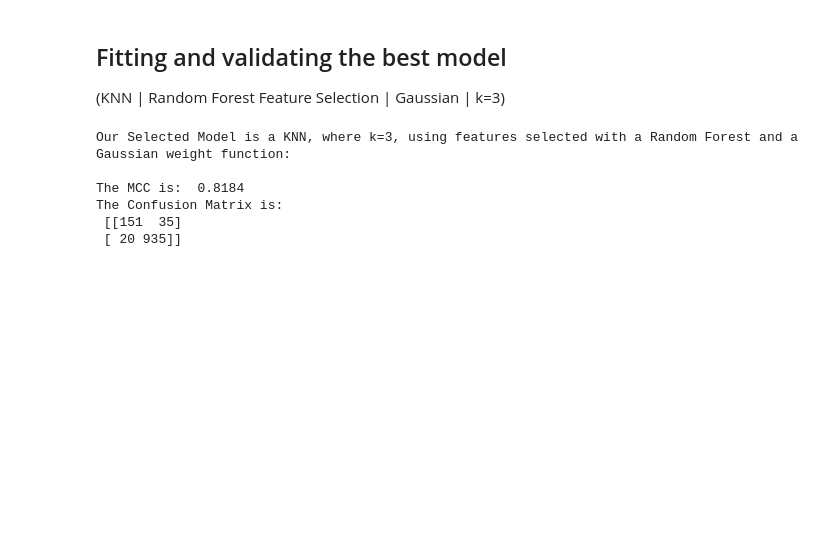
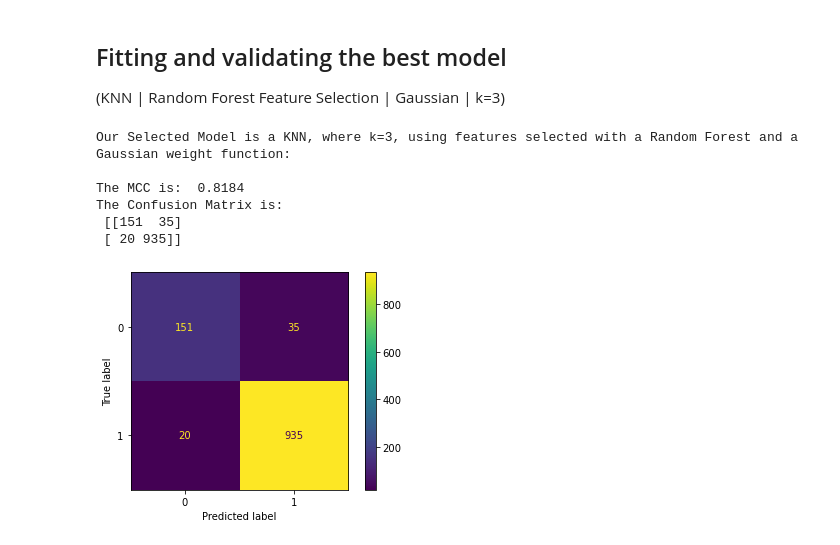
Before and after one commit to csimoes-eto/AA2HA, a Jupyter notebook: notebook.ipynb, the cells around one changed output. Cells and saved outputs as stored; diff of their text form; code cells hidden in the pictures; blank space fills up the shorter version.

```diff
--- a/notebook.ipynb
+++ b/notebook.ipynb
@@ -432,30 +438,33 @@ imputerMedian = SimpleImputer(missing_values = np.nan, strategy = "median")
 
 ct = ColumnTransformer(
     [('mean_imputer', imputerMean, useMean),
      ('median_imputer', imputerMedian, useMedian)]
 )
 
 ct.fit(X_train_IVS_scaled)
 
 X_train_IVS_processed = ct.transform(X_train_IVS_scaled)[:, rand_forest_index]
 X_IVS_processed = ct.transform(X_IVS_scaled)[:, rand_forest_index]
 
 
 knn = KNeighborsClassifier(n_neighbors=3, weights=gaussian)
 knn.fit(X_train_IVS_processed, y_train_IVS)
 
 preds = knn.predict(X_IVS_processed)
 
 mcc = matthews_corrcoef(y_IVS, preds)
 cm = confusion_matrix(y_IVS, preds)
 
 print("Our Selected Model is a KNN, where k=3, using features selected with a Random Forest and a Gaussian weight function: \n")
 print("The MCC is: ", round(mcc, 4))
 print("The Confusion Matrix is: \n", cm)
+
+cm_display = ConfusionMatrixDisplay(cm).plot()
 # %% [output]
 Our Selected Model is a KNN, where k=3, using features selected with a Random Forest and a Gaussian weight function:
 
 The MCC is:  0.8184
 The Confusion Matrix is:
  [[151  35]
  [ 20 935]]
+[figure, added]
```
Also changed, not shown: parts of 4 cells of this notebook.
